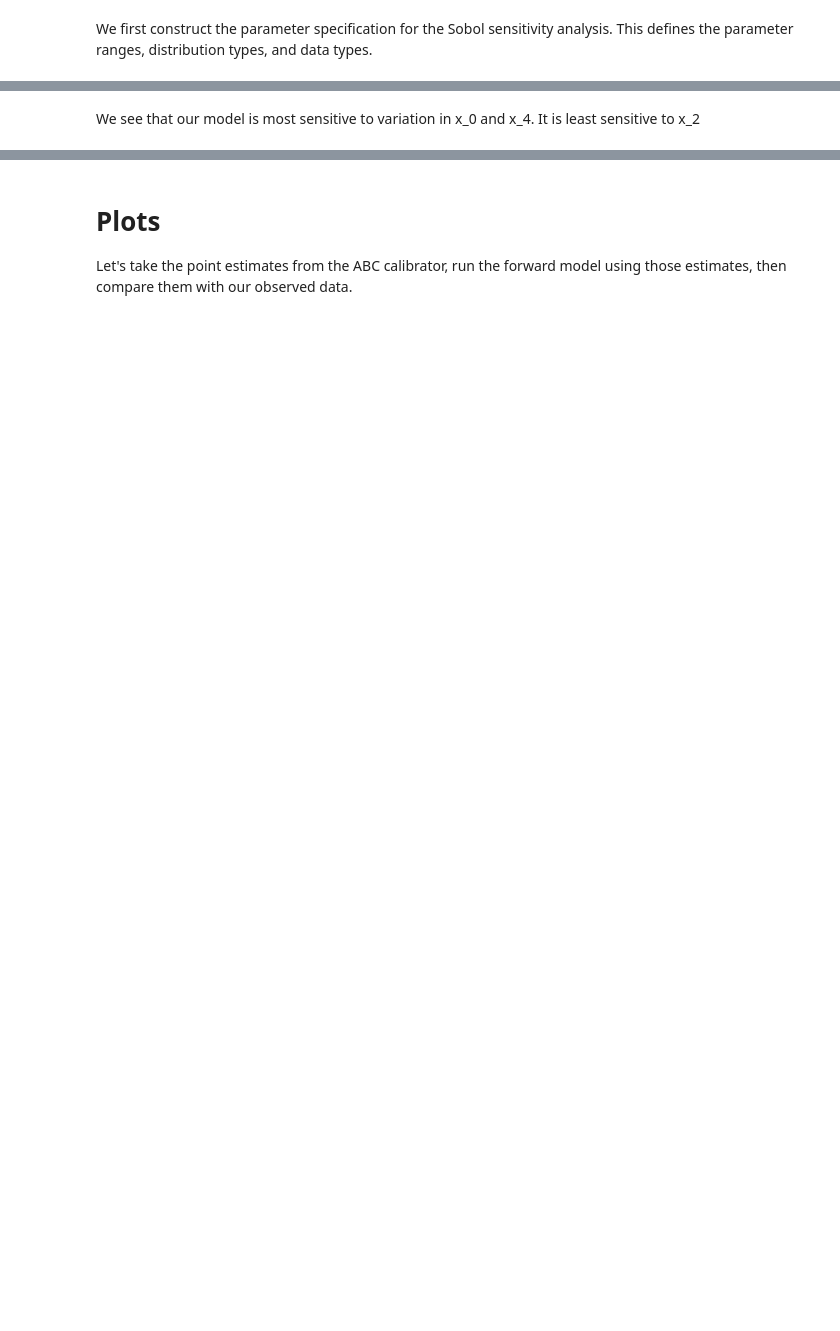
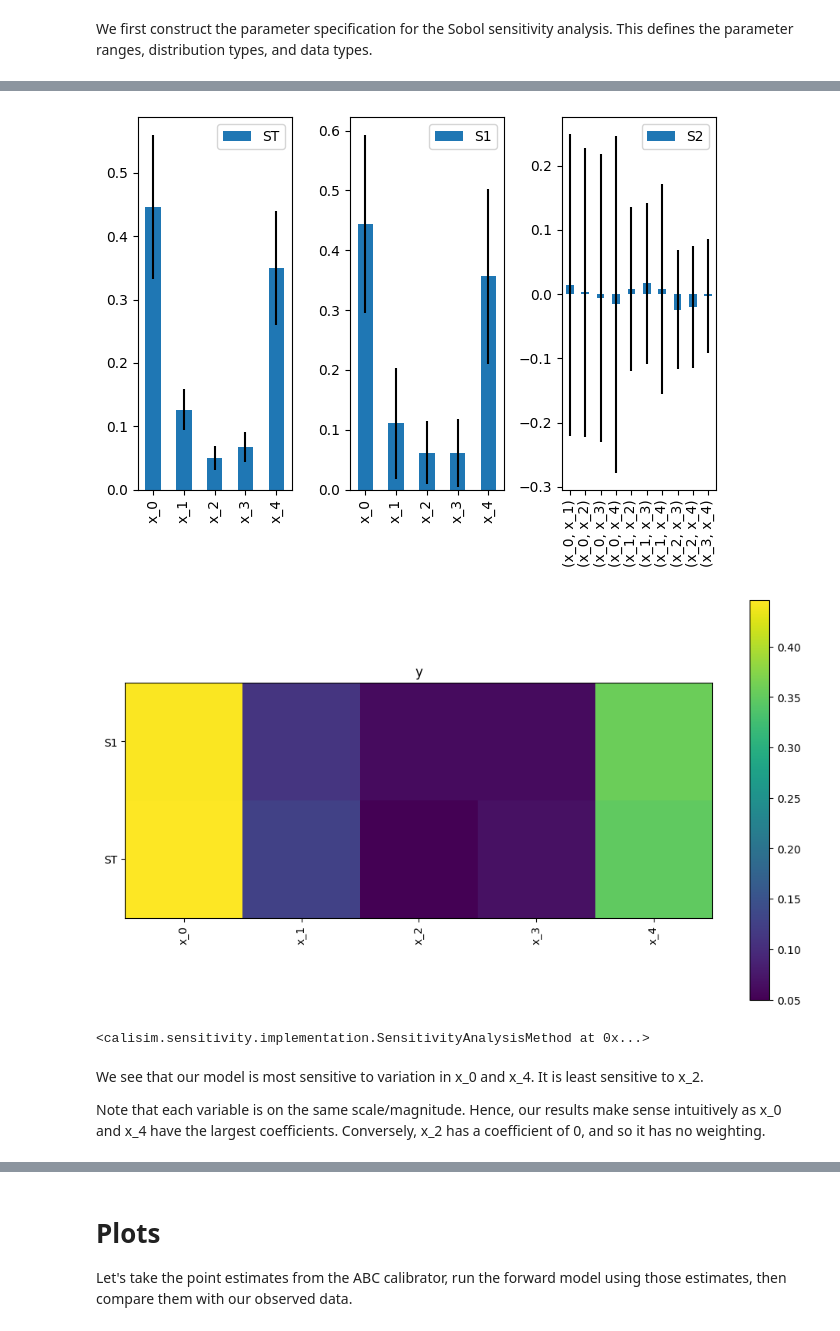
Before and after one commit to Plant-Food-Research-Open/calisim-examples-workshop-material, a Jupyter notebook: workshop/1_linear_regression/1_linear_regression_calibration.ipynb, the cells around one changed output, grey strips where cells are left out. Cells and saved outputs as stored; diff of their text form; code cells hidden in the pictures; blank space fills up the shorter version.

```diff
--- a/workshop/1_linear_regression/1_linear_regression_calibration.ipynb
+++ b/workshop/1_linear_regression/1_linear_regression_calibration.ipynb
@@ -201,5 +180,35 @@ unique with argument that is not not a Series, Index, ExtensionArray, or np.ndar
+# %%
+specification = SensitivityAnalysisMethodModel(
+	experiment_name="salib_sensitivity_analysis",
+	parameter_spec=parameter_spec,
+	observed_data=observed_df.y.values,
+	method="sobol",
+	n_samples=128,
+    n_jobs=1,
+	output_labels=["y"],
+	verbose=True,
+	batched=False,
+	method_kwargs=dict(calc_second_order=True, scramble=True),
+	analyze_kwargs=dict(
+		calc_second_order=True,
+		num_resamples=200,
+		conf_level=0.95,
+	),
+)
+
+calibrator = SensitivityAnalysisMethod(
+	calibration_func=sensitivity_func, specification=specification, engine="salib"
+)
+
+calibrator.specify().execute().analyze()
+# %% [output]
+[figure, added]
+[figure, added]
+<calisim.sensitivity.implementation.SensitivityAnalysisMethod at 0x...>
 # %% [markdown]
-We see that our model is most sensitive to variation in x_0 and x_4. It is least sensitive to x_2
+We see that our model is most sensitive to variation in x_0 and x_4. It is least sensitive to x_2.
+
+Note that each variable is on the same scale/magnitude. Hence, our results make sense intuitively as x_0 and x_4 have the largest coefficients. Conversely, x_2 has a coefficient of 0, and so it has no weighting.
 # %% [markdown]
 # Optimisation
 
```
Also changed, not shown: parts of 27 cells of this notebook.
